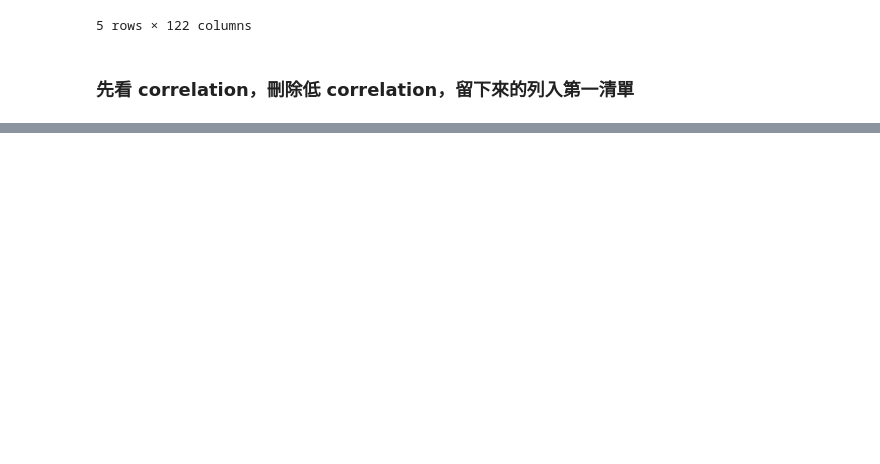
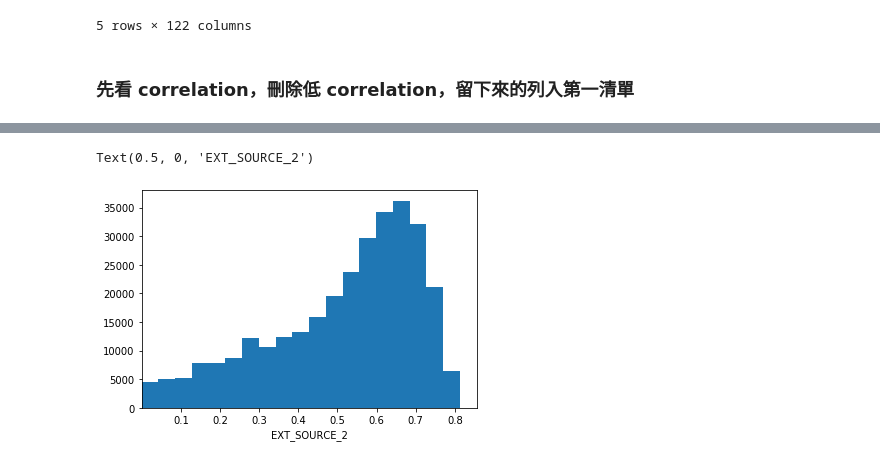
Before and after one commit to dgtyuewq/2nd-ML100Days, a Jupyter notebook: Day_005_HW.ipynb, the cells around one changed output, grey strips where cells are left out. Drawn from its saved outputs; the diff is of its cells as text; code cells hidden in the pictures; blank space fills up the shorter version.

```diff
--- a/Day_005_HW.ipynb
+++ b/Day_005_HW.ipynb
@@ -75,0 +257,7 @@ SE_F['TARGET']=app_train['TARGET']
+# %%
+plt.hist(FF.EXT_SOURCE_2, bins=20)
+plt.xlim(FF.EXT_SOURCE_2.min(), FF.EXT_SOURCE_2.max())
+plt.xlabel('EXT_SOURCE_2')
+# %% [output]
+Text(0.5, 0, 'EXT_SOURCE_2')
+[figure, added]
```
Also changed, not shown: parts of 21 cells of this notebook.
